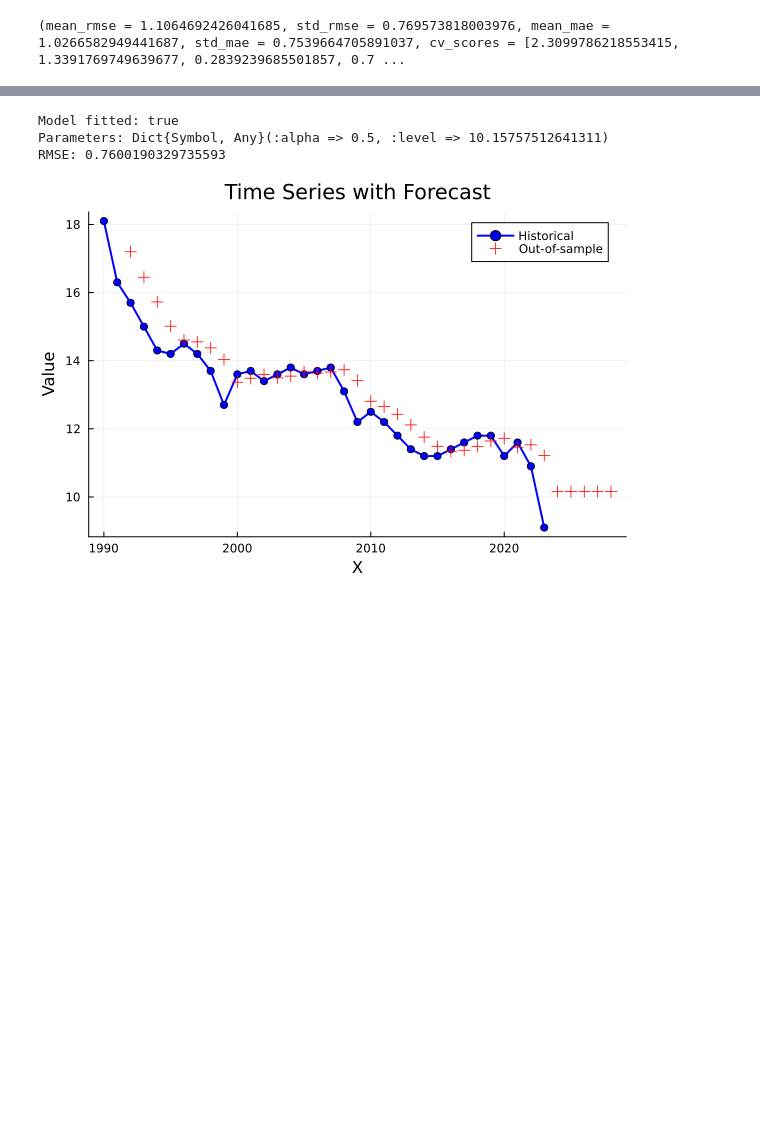
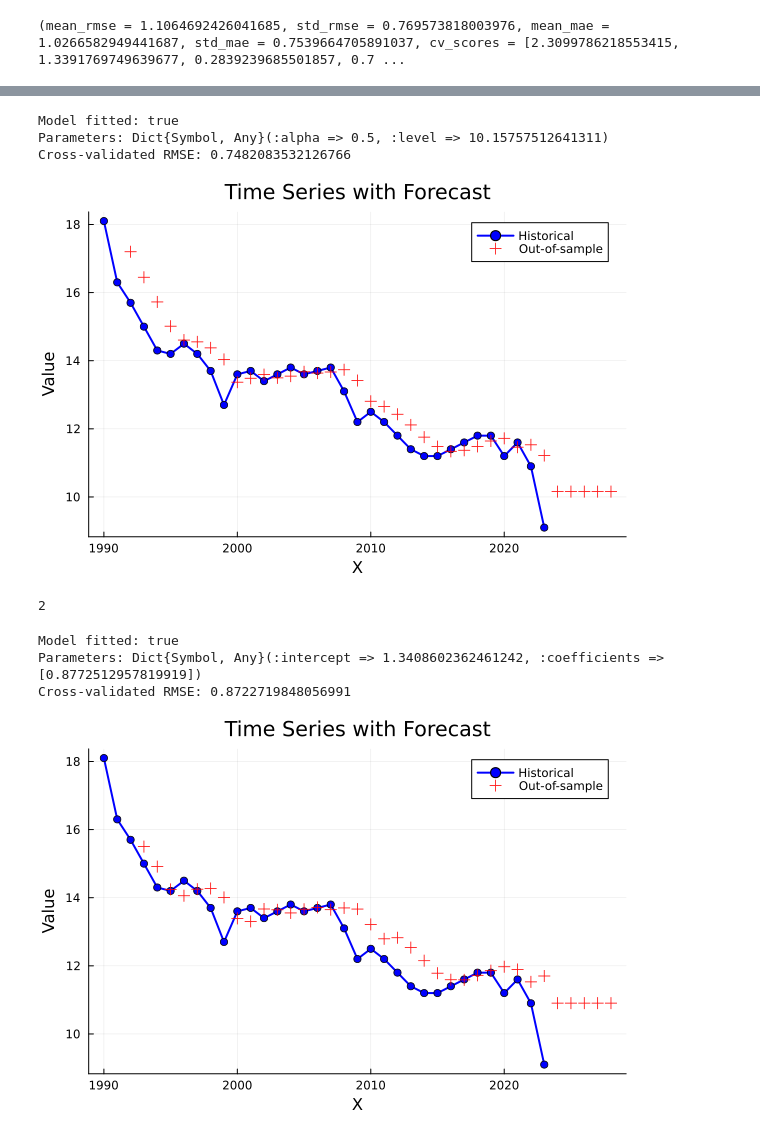
Before and after one commit to YannickGibson/TimeSeriesKit.jl, a Jupyter notebook: examples/emissions.ipynb, the cells around one changed output, grey strips where cells are left out. Saved outputs shown, nothing was run; the diff lists cells and outputs as text; code cells hidden in the pictures; blank space fills up the shorter version.

```diff
--- a/examples/emissions.ipynb
+++ b/examples/emissions.ipynb
@@ -151,18 +157,40 @@ Best RMSE: 0.7482
 # %%
 
-# Fit a Linear model
-ses = SESModel(alpha=0.5)
-fit(ses, ts)
 
-println("Model fitted: $(is_fitted(ses))")
-println("Parameters: $(get_parameters(ses))")
 
-predictions = iterative_predict(ses, ts, 5)
-println("RMSE: $(rmse(ts, predictions))")
+println("Model fitted: $(is_fitted(best_model))")
+println("Parameters: $(get_parameters(best_model))")
+
+predictions = iterative_predict(best_model, ts, 5)
+
+cross_validate_rmse = cross_validate(best_model, ts, 5).mean_rmse
+println("Cross-validated RMSE: $cross_validate_rmse")
 
 plot_timeseries(ts, predictions)
 # %% [output]
 Model fitted: true
 Parameters: Dict{Symbol, Any}(:alpha => 0.5, :level => 10.15757512641311)
-RMSE: 0.7600190329735593
+Cross-validated RMSE: 0.7482083532126766
 [figure]
+# %%
+min_train_size(ar)
+# %% [output]
+2
+# %%
+using TimeSeriesKit
+# Ar model with params p=1
+ar = ARModel(p=1)
+fit(ar, ts)
+println("Model fitted: $(is_fitted(ar))")
+println("Parameters: $(get_parameters(ar))")
+
+predictions = iterative_predict(ar, ts, 5)
+cross_validate_rmse = cross_validate(ar, ts, 5).mean_rmse
+println("Cross-validated RMSE: $cross_validate_rmse")
+
+plot_timeseries(ts, predictions)
+# %% [output]
+Model fitted: true
+Parameters: Dict{Symbol, Any}(:intercept => 1.3408602362461242, :coefficients => [0.8772512957819919])
+Cross-validated RMSE: 0.8722719848056991
+[figure, added]
```
Also changed, not shown: parts of 2 cells of this notebook, 9 other files.
